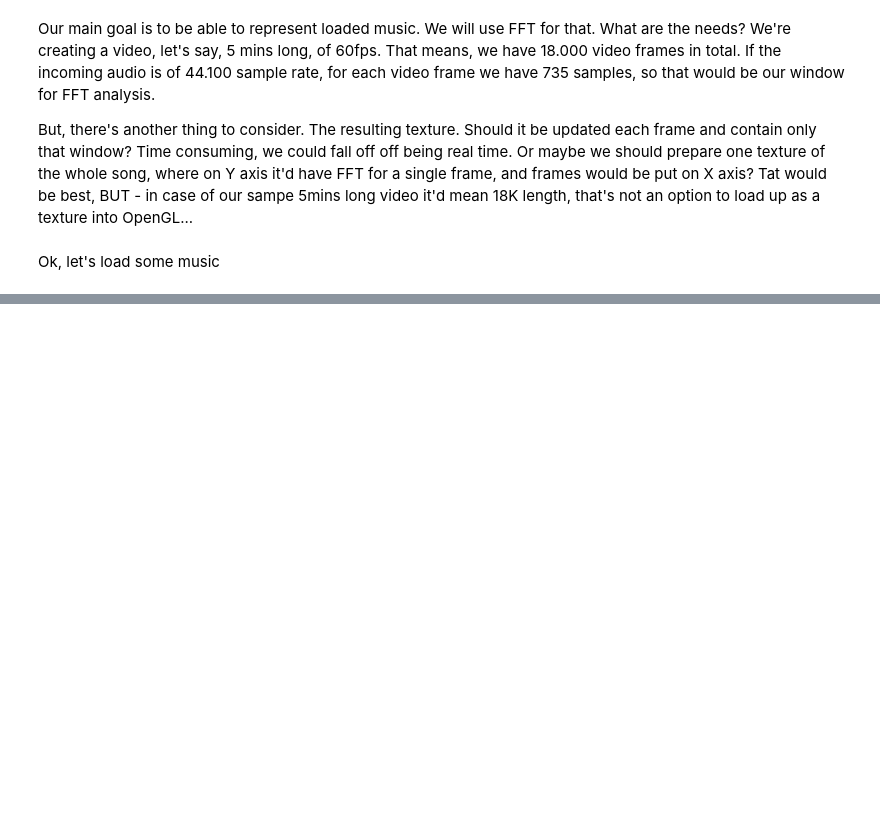
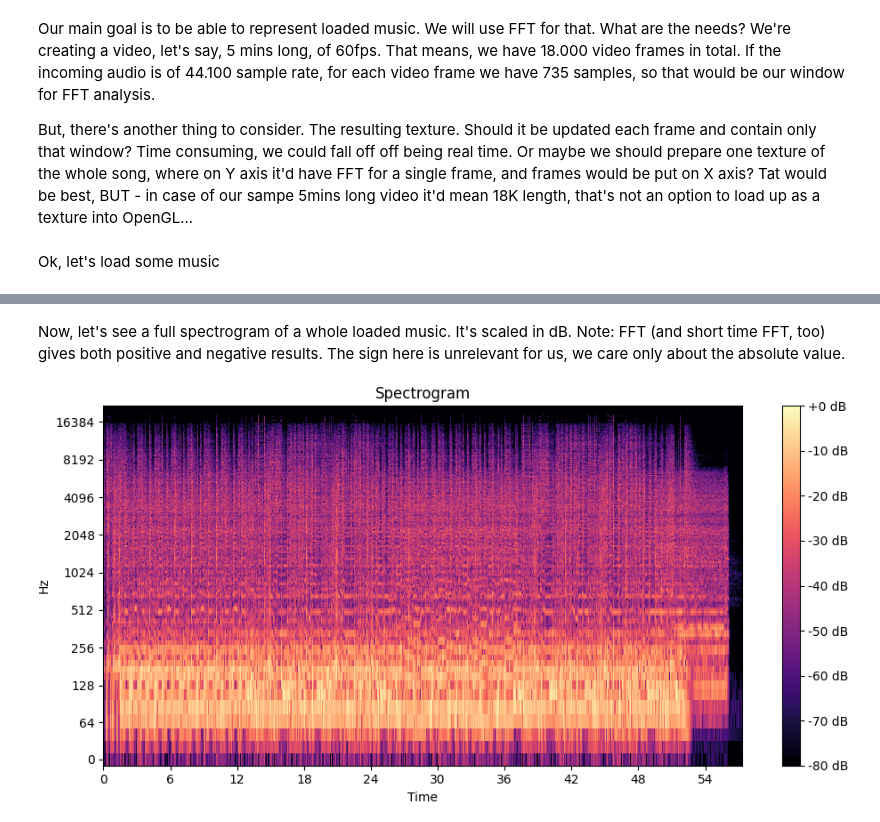
Before and after one commit to utak3r/PyShaderPlayground, a Jupyter notebook: experiments/sound_analysis.ipynb, the cells around one changed output, grey strips where cells are left out. Drawn from its saved outputs; the diff is of its cells as text; code cells hidden in the pictures; blank space fills up the shorter version.

```diff
--- a/experiments/sound_analysis.ipynb
+++ b/experiments/sound_analysis.ipynb
@@ -69,0 +60,13 @@ Number of audio samples to analyze: 1470
+# %% [markdown]
+Now, let's see a full spectrogram of a whole loaded music. It's scaled in dB.
+Note: FFT (and short time FFT, too) gives both positive and negative results.
+The sign here is unrelevant for us, we care only about the absolute value.
+# %%
+spec = np.abs(librosa.stft(audio, hop_length=512))
+spec = librosa.amplitude_to_db(spec, ref=np.max)
+librosa.display.specshow(spec, sr=sample_rate, x_axis='time', y_axis='log');
+plt.colorbar(format='%+2.0f dB');
+plt.title('Spectrogram');
+plt.show()
+# %% [output]
+[figure, added]
```
Also changed, not shown: parts of 22 cells of this notebook, 1 other file.
